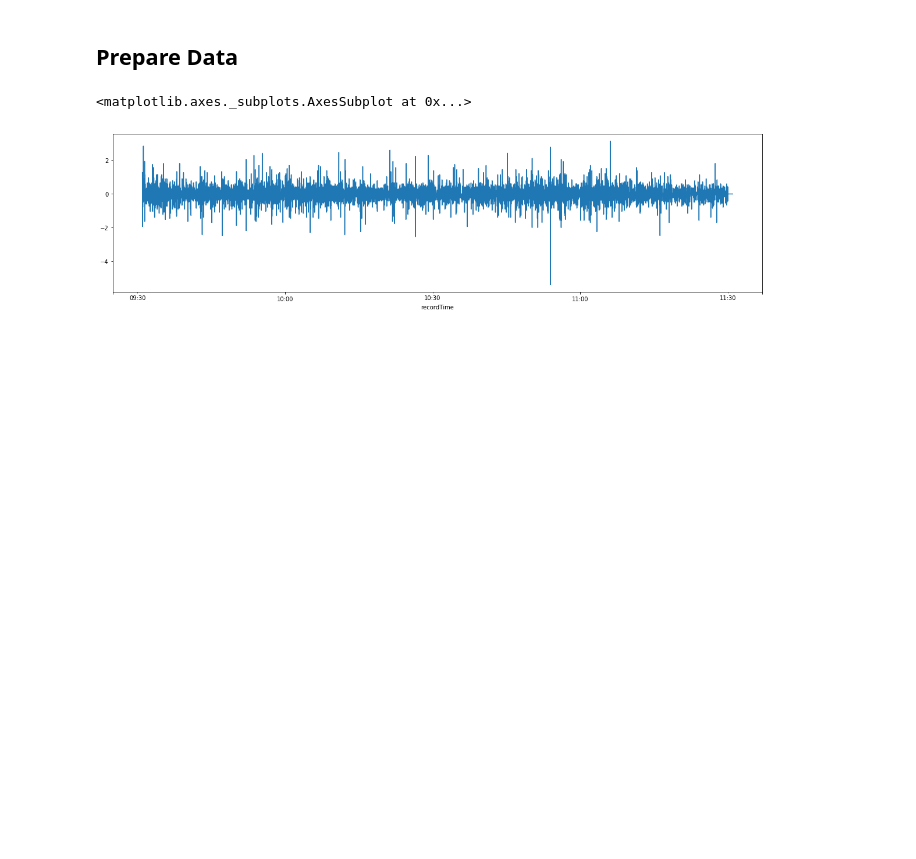
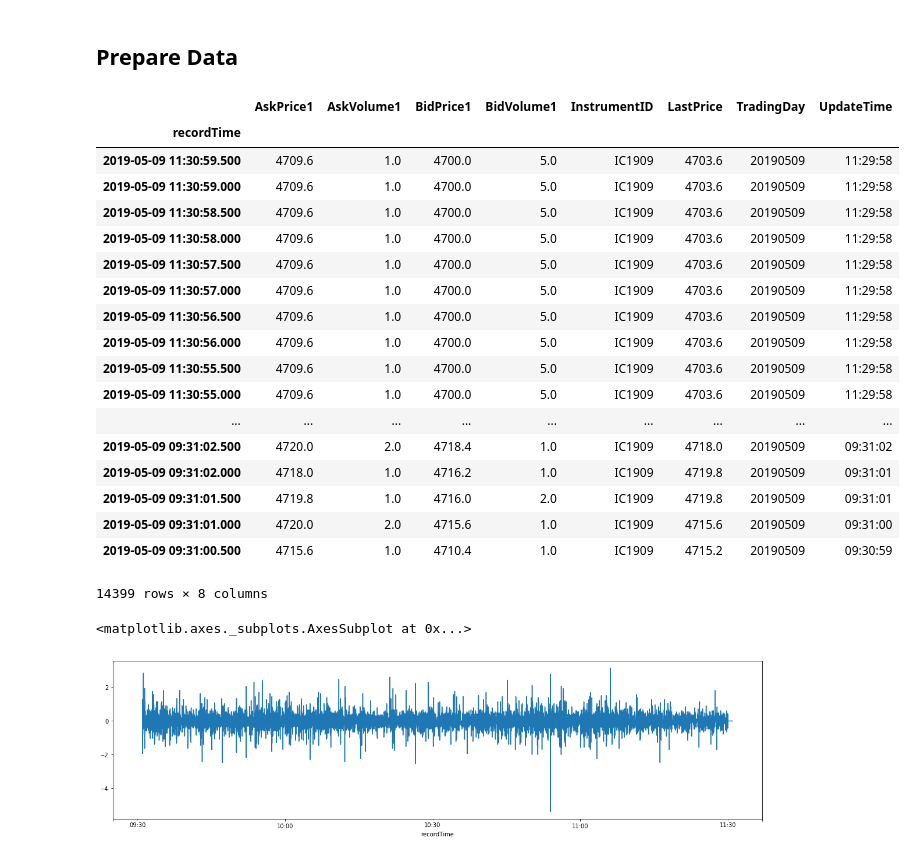
Before and after one commit to JinnTao/autoTrade, a Jupyter notebook: analysis/Analysis.ipynb, the cells around one changed output. Saved outputs shown, nothing was run; the diff lists cells and outputs as text; code cells hidden in the pictures; blank space fills up the shorter version.

```diff
--- a/analysis/Analysis.ipynb
+++ b/analysis/Analysis.ipynb
@@ -55,6 +58,28 @@ ana_leg1 = leg1[np.logical_and(con1,con2)]
 con1 = leg2.index > dt.datetime(2019,5,9,9,31,0)
 con2 = leg2.index < dt.datetime(2019,5,9,11,31,0)
 ana_leg2 = leg2[np.logical_and(con1,con2)]
+# %%
+ana_leg2
+# %% [output]
+|  | AskPrice1 | AskVolume1 | BidPrice1 | BidVolume1 | InstrumentID | LastPrice | TradingDay | UpdateTime |
+| recordTime |  |  |  |  |  |  |  |  |
+| 2019-05-09 11:30:59.500 | 4709.6 | 1.0 | 4700.0 | 5.0 | IC1909 | 4703.6 | 20190509 | 11:29:58 |
+| 2019-05-09 11:30:59.000 | 4709.6 | 1.0 | 4700.0 | 5.0 | IC1909 | 4703.6 | 20190509 | 11:29:58 |
+| 2019-05-09 11:30:58.500 | 4709.6 | 1.0 | 4700.0 | 5.0 | IC1909 | 4703.6 | 20190509 | 11:29:58 |
+| 2019-05-09 11:30:58.000 | 4709.6 | 1.0 | 4700.0 | 5.0 | IC1909 | 4703.6 | 20190509 | 11:29:58 |
+| 2019-05-09 11:30:57.500 | 4709.6 | 1.0 | 4700.0 | 5.0 | IC1909 | 4703.6 | 20190509 | 11:29:58 |
+| 2019-05-09 11:30:57.000 | 4709.6 | 1.0 | 4700.0 | 5.0 | IC1909 | 4703.6 | 20190509 | 11:29:58 |
+| 2019-05-09 11:30:56.500 | 4709.6 | 1.0 | 4700.0 | 5.0 | IC1909 | 4703.6 | 20190509 | 11:29:58 |
+| 2019-05-09 11:30:56.000 | 4709.6 | 1.0 | 4700.0 | 5.0 | IC1909 | 4703.6 | 20190509 | 11:29:58 |
+| 2019-05-09 11:30:55.500 | 4709.6 | 1.0 | 4700.0 | 5.0 | IC1909 | 4703.6 | 20190509 | 11:29:58 |
+| 2019-05-09 11:30:55.000 | 4709.6 | 1.0 | 4700.0 | 5.0 | IC1909 | 4703.6 | 20190509 | 11:29:58 |
+| ... | ... | ... | ... | ... | ... | ... | ... | ... |
+| 2019-05-09 09:31:02.500 | 4720.0 | 2.0 | 4718.4 | 1.0 | IC1909 | 4718.0 | 20190509 | 09:31:02 |
+| 2019-05-09 09:31:02.000 | 4718.0 | 1.0 | 4716.2 | 1.0 | IC1909 | 4719.8 | 20190509 | 09:31:01 |
+| 2019-05-09 09:31:01.500 | 4719.8 | 1.0 | 4716.0 | 2.0 | IC1909 | 4719.8 | 20190509 | 09:31:01 |
+| 2019-05-09 09:31:01.000 | 4720.0 | 2.0 | 4715.6 | 1.0 | IC1909 | 4715.6 | 20190509 | 09:31:00 |
+| 2019-05-09 09:31:00.500 | 4715.6 | 1.0 | 4710.4 | 1.0 | IC1909 | 4715.2 | 20190509 | 09:30:59 |
+14399 rows × 8 columns
 # %%
 result = ana_leg1.LastPrice - ana_leg2.LastPrice
 # %%
```
Also changed, not shown: parts of 6 cells of this notebook, 5 other files.
